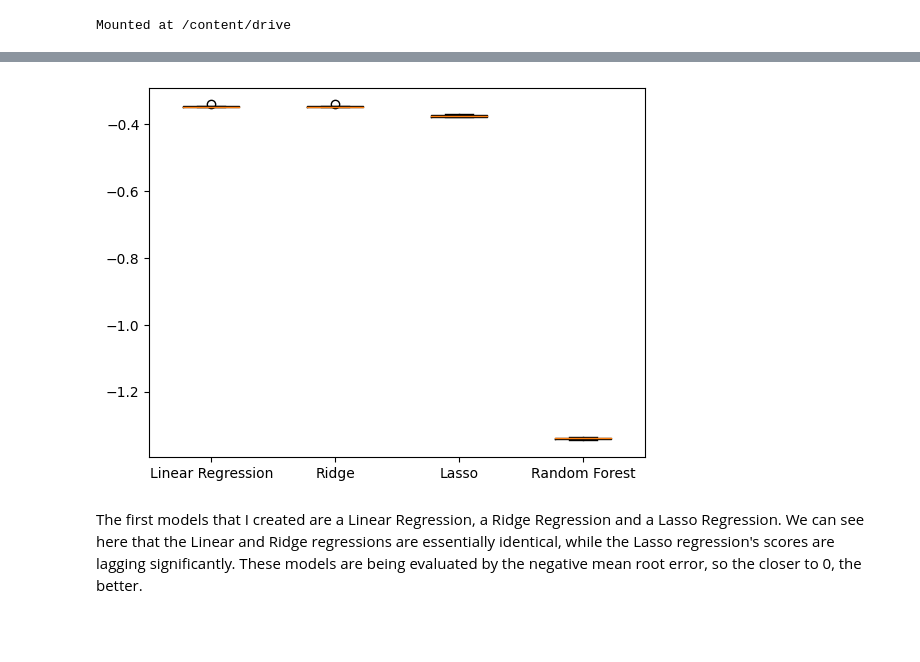
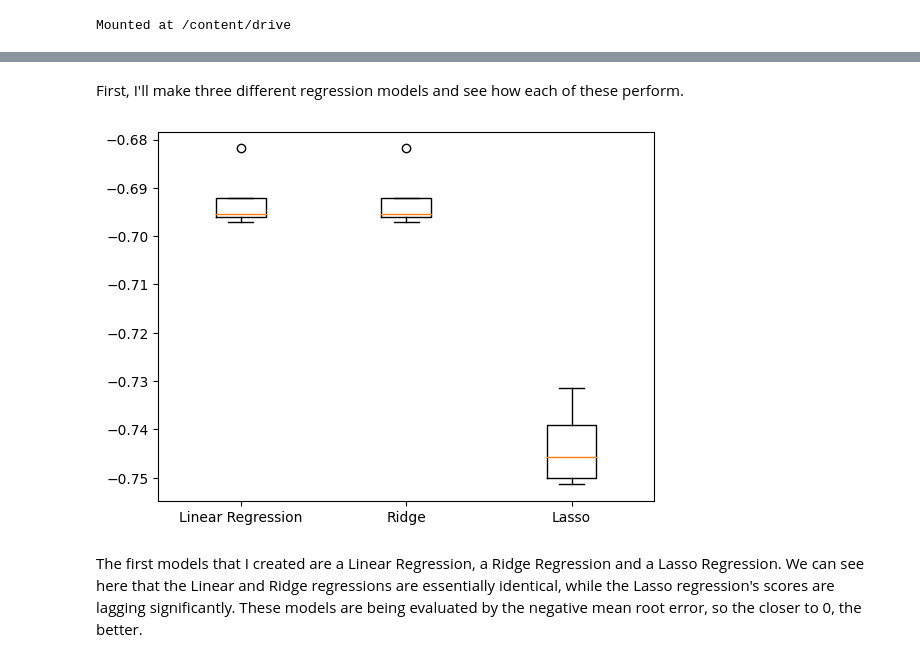
Before and after one commit to bowserd1/California-Housing-Project, a Jupyter notebook: Modeling.ipynb, the cells around one changed output, grey strips where cells are left out. Drawn from its saved outputs; the diff is of its cells as text; code cells hidden in the pictures; blank space fills up the shorter version.

```diff
--- a/Modeling.ipynb
+++ b/Modeling.ipynb
@@ -30,14 +54,16 @@ y_test=pd.read_csv('/content/drive/MyDrive/Colab Data Sets/y_test.csv')
 # %%
-models = {"Linear Regression": LinearRegression(), "Ridge": linear_model.Ridge(alpha=0.1), "Lasso": linear_model.Lasso(alpha=0.1), "Random Forest": RandomForestRegressor(n_estimators=1000, random_state=47)}
+models = {"Linear Regression": LinearRegression(), "Ridge": linear_model.Ridge(alpha=0.1), "Lasso": linear_model.Lasso(alpha=0.1)}
 results = []
+# %% [markdown]
+First, I'll make three different regression models and see how each of these perform.
 # %%
 for model in models.values():
   kf = KFold(n_splits=4, random_state=47, shuffle=True)
   cv_scores = cross_val_score(model, X_train, y_train, cv=kf, scoring='neg_root_mean_squared_error')
   results.append(cv_scores)
 # %%
-plt.pyplot.boxplot(results, labels=models.keys());
+plt.boxplot(results, labels=models.keys());
 # %% [output]
-[figure, old version]
+[figure, new version]
 # %% [markdown]
 The first models that I created are a Linear Regression, a Ridge Regression and a Lasso Regression. We can see here that the Linear and Ridge regressions are essentially identical, while the Lasso regression's scores are lagging significantly. These models are being evaluated by the negative mean root error, so the closer to 0, the better.
```
Also changed, not shown: parts of 52 cells of this notebook.
